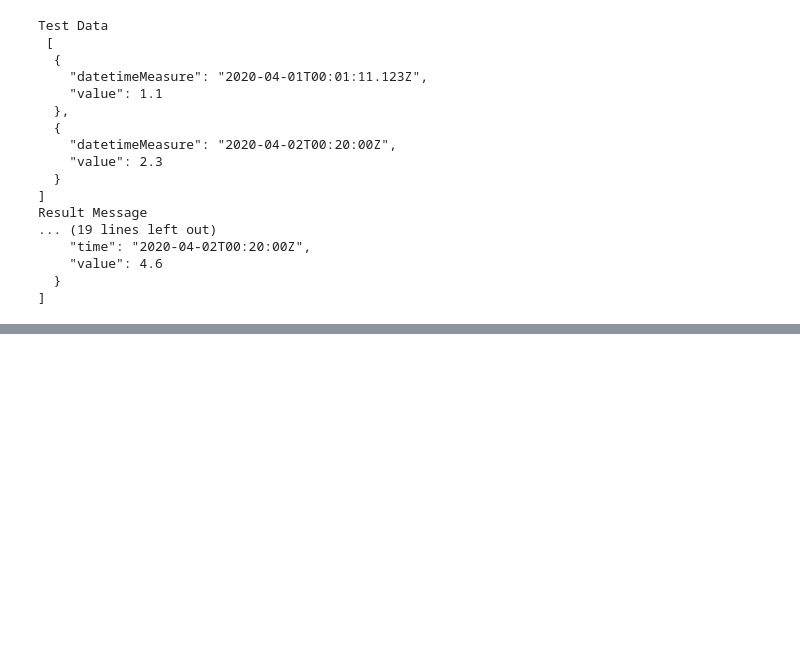
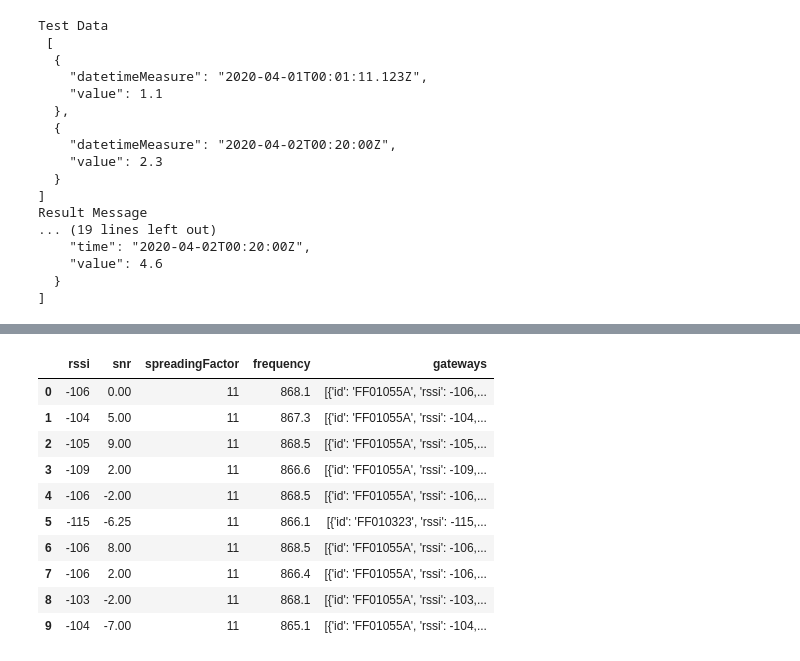
Before and after one commit to fenke/corebridge, a Jupyter notebook: nbs/11_aicorebridge.ipynb, the cells around one changed output, grey strips where cells are left out. Saved outputs shown, nothing was run; the diff lists cells and outputs as text; code cells hidden in the pictures; blank space fills up the shorter version.

```diff
--- a/nbs/11_aicorebridge.ipynb
+++ b/nbs/11_aicorebridge.ipynb
@@ -847,0 +1308,15 @@ Result Message
+# %%
+meta_connection = pd.DataFrame(meta['connection'].to_list())
+meta_connection
+# %% [output]
+|  | rssi | snr | spreadingFactor | frequency | gateways |
+| 0 | -106 | 0.00 | 11 | 868.1 | [{'id': 'FF01055A', 'rssi': -106,... |
+| 1 | -104 | 5.00 | 11 | 867.3 | [{'id': 'FF01055A', 'rssi': -104,... |
+| 2 | -105 | 9.00 | 11 | 868.5 | [{'id': 'FF01055A', 'rssi': -105,... |
+| 3 | -109 | 2.00 | 11 | 866.6 | [{'id': 'FF01055A', 'rssi': -109,... |
+| 4 | -106 | -2.00 | 11 | 868.5 | [{'id': 'FF01055A', 'rssi': -106,... |
+| 5 | -115 | -6.25 | 11 | 866.1 | [{'id': 'FF010323', 'rssi': -115,... |
+| 6 | -106 | 8.00 | 11 | 868.5 | [{'id': 'FF01055A', 'rssi': -106,... |
+| 7 | -106 | 2.00 | 11 | 866.4 | [{'id': 'FF01055A', 'rssi': -106,... |
+| 8 | -103 | -2.00 | 11 | 868.1 | [{'id': 'FF01055A', 'rssi': -103,... |
+| 9 | -104 | -7.00 | 11 | 865.1 | [{'id': 'FF01055A', 'rssi': -104,... |
```
Also changed, not shown: parts of 33 cells of this notebook, 7 other files.
